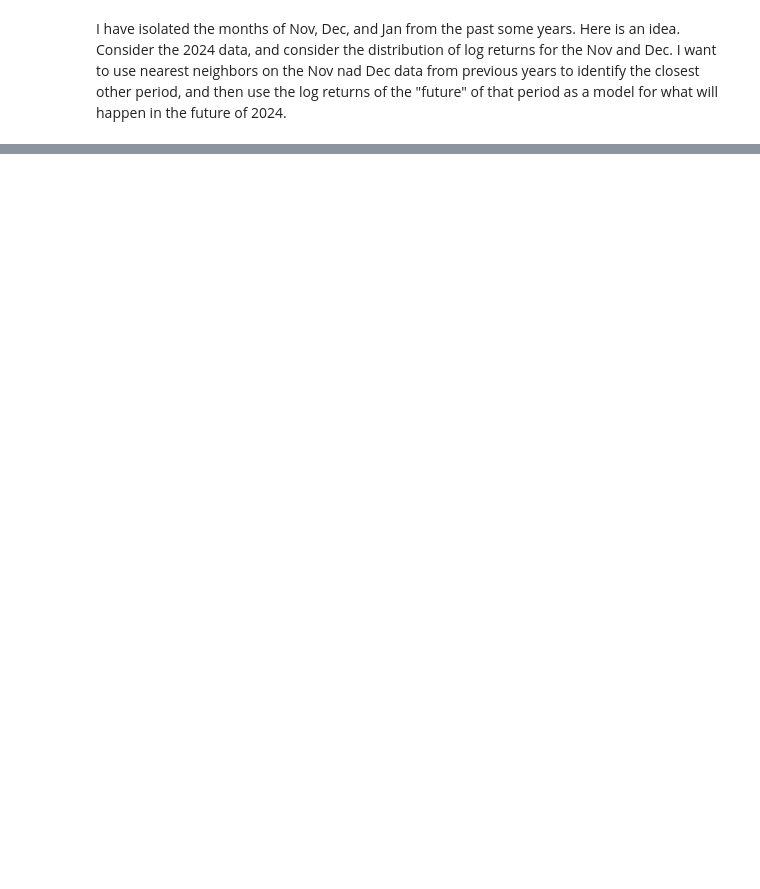
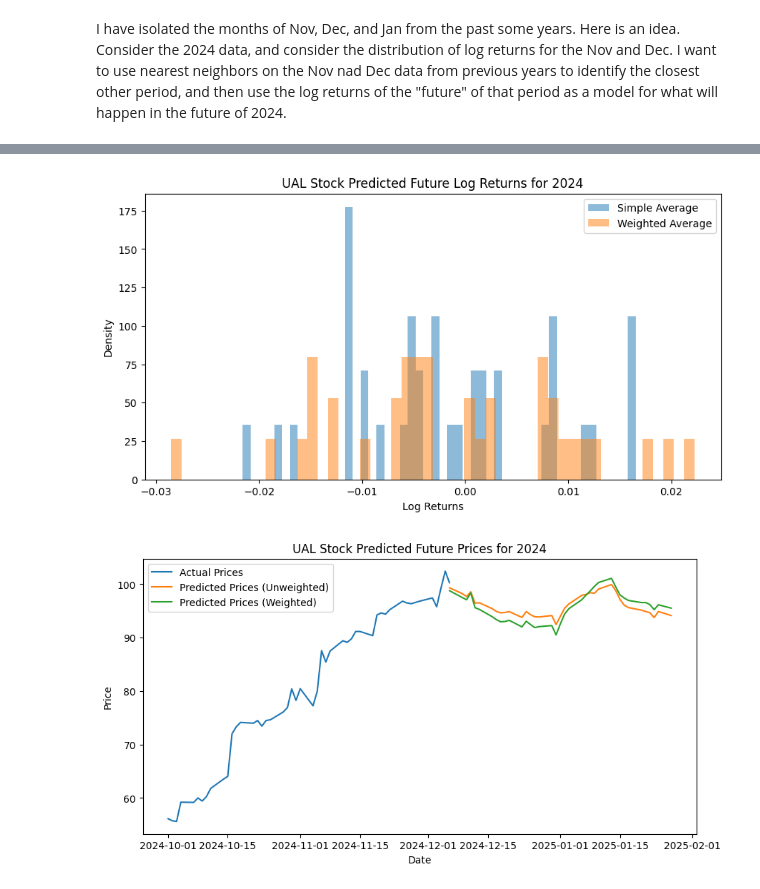
Before and after one commit to s-ye/ibkr, a Jupyter notebook: seasonal_forecasting.ipynb, the cells around one changed output, grey strips where cells are left out. Saved outputs shown, nothing was run; the diff lists cells and outputs as text; code cells hidden in the pictures; blank space fills up the shorter version.

Commit message:
weighted unweighted

```diff
--- a/seasonal_forecasting.ipynb
+++ b/seasonal_forecasting.ipynb
@@ -65,7 +81,7 @@ n = len(current_year_data)
 X_train = np.array([log_returns[year][:n] for year in past_years])
 # show x_train
 print(X_train)
-nbrs = NearestNeighbors(n_neighbors=10, metric='euclidean').fit(X_train)
+nbrs = NearestNeighbors(n_neighbors=3, metric='euclidean').fit(X_train)
 distances, indices = nbrs.kneighbors(current_year_data.values.reshape(1, -1))
 # Identify the closest past year
 closest_year = past_years[indices[0][0]]
@@ -121,0 +168,63 @@ print('Closest years (sorted):', closest_years)
+# %%
+future = len(periods[current_year - 1]) - n
+# get last future days of each period
+future_returns = {year: compute_log_returns(periods[year])[-future:] for year in past_years}
+# show the future returns
+print(future_returns)
+
+# Convert dictionary values to a list
+future_returns_list = list(future_returns.values())
+
+# Simple average
+predicted_future = np.mean(future_returns_list, axis=0)
+print(predicted_future)
+
+# Weighted average
+weights = 1 / distances.flatten()  # Use inverse distances as weights and flatten to 1D
+weights /= weights.sum()  # Normalize weights
+predicted_weighted_future = np.average(future_returns_list, axis=0, weights=weights)
+
+# Plot the predicted future returns as a histogram
+plt.figure(figsize=(10, 5))
+plt.hist(predicted_future, bins=50, alpha=0.5, label='Simple Average', density=True)
+plt.hist(predicted_weighted_future, bins=50, alpha=0.5, label='Weighted Average', density=True)
+plt.xlabel('Log Returns')
+plt.ylabel('Density')
+plt.title(f'{stock} Stock Predicted Future Log Returns for {current_year}')
+plt.legend()
+plt.show()
+
+# Use log returns to predict future prices
+def predict_prices(data, log_returns):
+    # Get the last price
+    last_price = data['close'].iloc[-1]
+    # Compute the cumulative sum of log returns
+    log_returns_cumsum = log_returns.cumsum()
+    # Compute the price predictions
+    predicted_prices = last_price * np.exp(log_returns_cumsum)
+    return predicted_prices
+
+# Predict future prices
+predicted_prices = predict_prices(periods[current_year], predicted_weighted_future)
+# Convert predicted prices to a pandas Series and give it an index by adding the future days to the last day of the current year
+predicted_prices = pd.Series(predicted_prices, index=pd.bdate_range(start=periods[current_year].index[-1], periods=len(predicted_prices)))
+
+# Predict future prices for both weighted and unweighted predictions
+predicted_prices_unweighted = predict_prices(periods[current_year], predicted_future)
+predicted_prices_weighted = predict_prices(periods[current_year], predicted_weighted_future)
+
+# Convert predicted prices to pandas Series and give them an index
+predicted_prices_unweighted = pd.Series(predicted_prices_unweighted, index=pd.bdate_range(start=periods[current_year].index[-1], periods=len(predicted_prices_unweighted)))
+predicted_prices_weighted = pd.Series(predicted_prices_weighted, index=pd.bdate_range(start=periods[current_year].index[-1], periods=len(predicted_prices_weighted)))
+
+# Plot the predicted prices
+plt.figure(figsize=(10, 5))
+plt.plot(periods[current_year].index, periods[current_year]['close'], label='Actual Prices')
+plt.plot(predicted_prices_unweighted.index, predicted_prices_unweighted, label='Predicted Prices (Unweighted)')
+plt.plot(predicted_prices_weighted.index, predicted_prices_weighted, label='Predicted Prices (Weighted)')
+plt.xlabel('Date')
+plt.ylabel('Price')
+plt.title(f'{stock} Stock Predicted Future Prices for {current_year}')
+plt.legend()
+plt.show()
+# %% [output]
@@ -121,0 +248,2 @@ print('Closest years (sorted):', closest_years)
+[figure, added]
+[figure, added]
```
Also changed, not shown: parts of 5 cells of this notebook, 4 other files.
